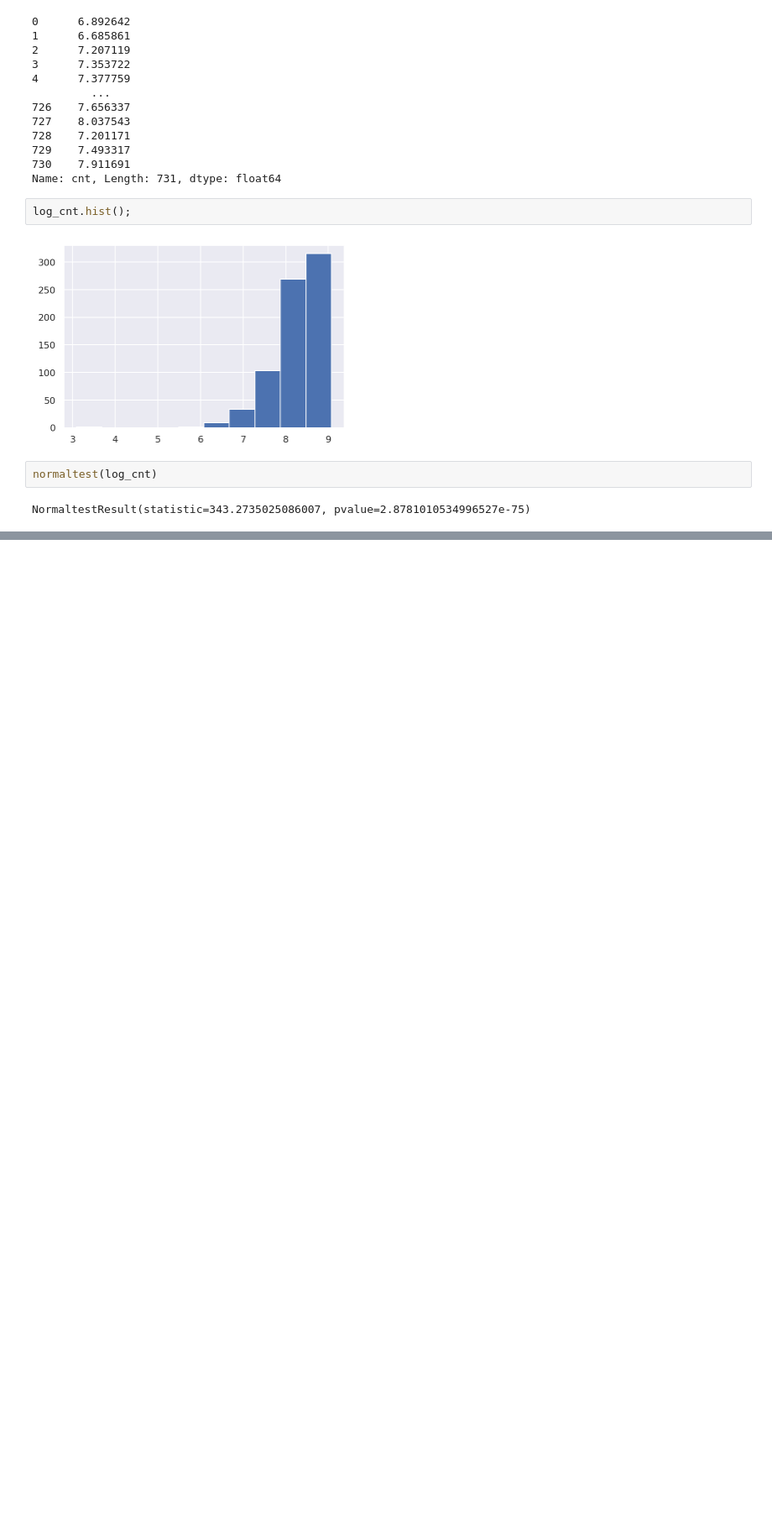
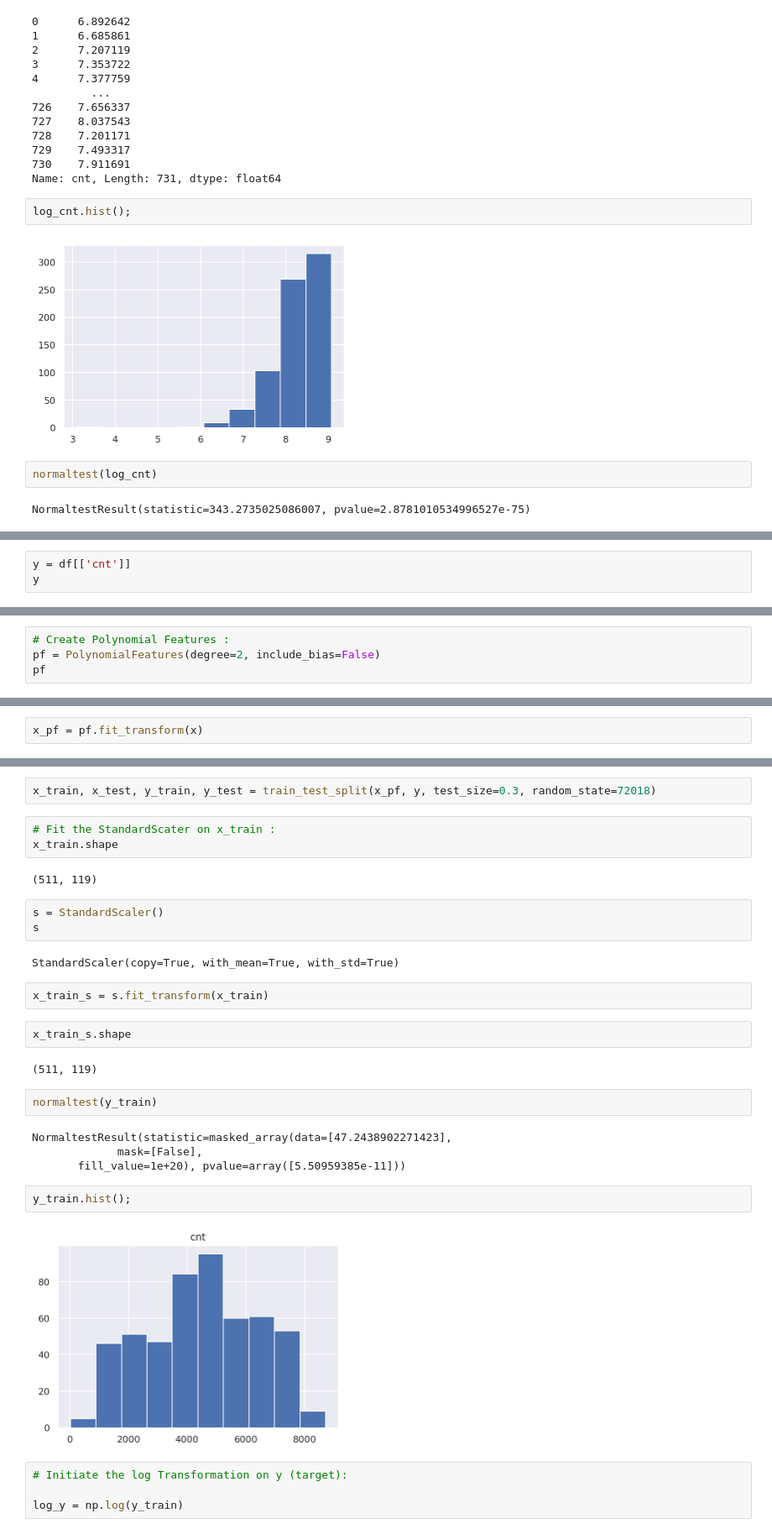
Before and after one commit to mohmaed7777/Regression-analysis-on-Bike-Sharing-System-, a Jupyter notebook: Bike_Sharing_System.ipynb, the cells around one changed output, grey strips where cells are left out. Shown at 84% size. Cells and saved outputs as stored; diff of their text form; blank space fills up the shorter version.

```diff
--- a/Bike_Sharing_System.ipynb
+++ b/Bike_Sharing_System.ipynb
@@ -211,0 +272,3 @@ NormaltestResult(statistic=343.2735025086007, pvalue=2.8781010534996527e-75)
+# %%
+y = df[['cnt']]
+y
@@ -211,0 +289,4 @@ NormaltestResult(statistic=343.2735025086007, pvalue=2.8781010534996527e-75)
+# %%
+# Create Polynomial Features :
+pf = PolynomialFeatures(degree=2, include_bias=False)
+pf
@@ -211,0 +296,2 @@ NormaltestResult(statistic=343.2735025086007, pvalue=2.8781010534996527e-75)
+# %%
+x_pf = pf.fit_transform(x)
@@ -211,0 +324,32 @@ NormaltestResult(statistic=343.2735025086007, pvalue=2.8781010534996527e-75)
+# %%
+x_train, x_test, y_train, y_test = train_test_split(x_pf, y, test_size=0.3, random_state=72018)
+# %%
+# Fit the StandardScater on x_train :
+x_train.shape
+# %% [output]
+(511, 119)
+# %%
+s = StandardScaler()
+s
+# %% [output]
+StandardScaler(copy=True, with_mean=True, with_std=True)
+# %%
+x_train_s = s.fit_transform(x_train)
+# %%
+x_train_s.shape
+# %% [output]
+(511, 119)
+# %%
+normaltest(y_train)
+# %% [output]
+NormaltestResult(statistic=masked_array(data=[47.2438902271423],
+             mask=[False],
+       fill_value=1e+20), pvalue=array([5.50959385e-11]))
+# %%
+y_train.hist();
+# %% [output]
+[figure, added]
+# %%
+# Initiate the log Transformation on y (target):
+
+log_y = np.log(y_train)
```
Also changed, not shown: parts of 27 cells of this notebook.
